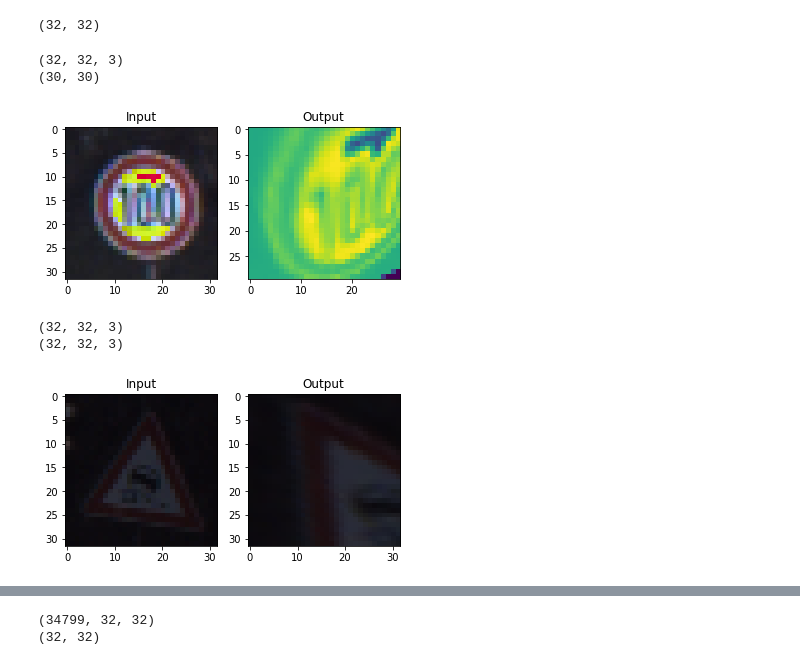
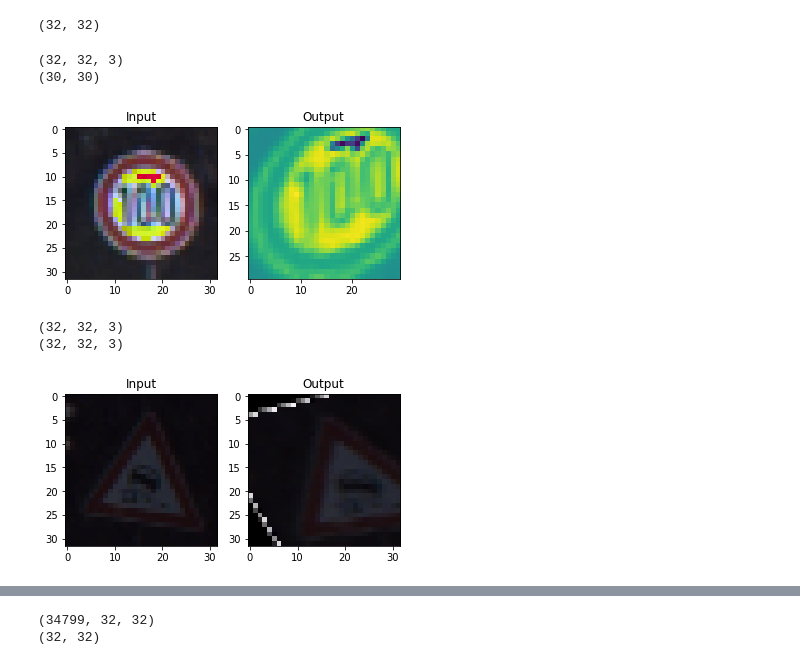
Before and after one commit to clockworks/nd-carnd-traffic-sign-classifier-p2, a Jupyter notebook: Traffic_Sign_Classifier.ipynb, the cells around one changed output, grey strips where cells are left out. Cells and saved outputs as stored; diff of their text form; code cells hidden in the pictures.

```diff
--- a/Traffic_Sign_Classifier.ipynb
+++ b/Traffic_Sign_Classifier.ipynb
@@ -219,34 +221,34 @@ print(X_train_gray_images[11].shape)
 # %%
 img = X_train_normalized_images[11]
 print(img.shape)
 rows,cols,ch = img.shape
 # [[7,7],[20,12],[5,20],[20,24]], [[1,1],[28,5],[5,28],[28,28]]
 # [[5,5],[24,10],[6,24],[24,30]], [[0,0],[30,0],[0,30],[30,30]]
-pts1 = np.float32([[7,7],[20,12],[5,20],[20,24]])
-pts2 = np.float32([[1,1],[28,5],[5,28],[24,24]])
+pts1 = np.float32([[5,5],[24,10],[6,24],[24,30]])
+pts2 = np.float32([[0,0],[30,0],[0,30],[30,30]])
 
 M = cv2.getPerspectiveTransform(pts1,pts2)
 
 dst = cv2.warpPerspective(img,M,(30,30))
 
 dst = color.rgb2gray(dst)
 print(dst.shape)
 
 plt.subplot(121),plt.imshow(img),plt.title('Input')
 plt.subplot(122),plt.imshow(dst),plt.title('Output')
 plt.show()
 # %% [output]
 (32, 32, 3)
 (30, 30)
-[figure, old version]
+[figure, new version]
 # %%
 img = X_train_normalized_images[12]
 print(img.shape)
 rows,cols,ch = img.shape
 # [[9,9],[18,8],[8,18]], [[2,14],[18,8],[14,28]]
 # [[5,5],[20,5],[5,20]],[[1,10],[20,5],[10,25]]
-pts1 = np.float32([[9,9],[18,8],[8,18]])
-pts2 = np.float32([[2,14],[18,8],[14,28]])
+pts1 = np.float32([[5,5],[20,5],[5,20]])
+pts2 = np.float32([[1,10],[20,5],[10,25]])
 
 M = cv2.getAffineTransform(pts1,pts2)
 
@@ -260,7 +262,7 @@ plt.show()
 # %% [output]
 (32, 32, 3)
 (32, 32, 3)
-[figure, old version]
+[figure, new version]
 # %%
 def rotateImage(image, degree):
     rows,cols = image.shape
```
Also changed, not shown: parts of 22 cells of this notebook.
